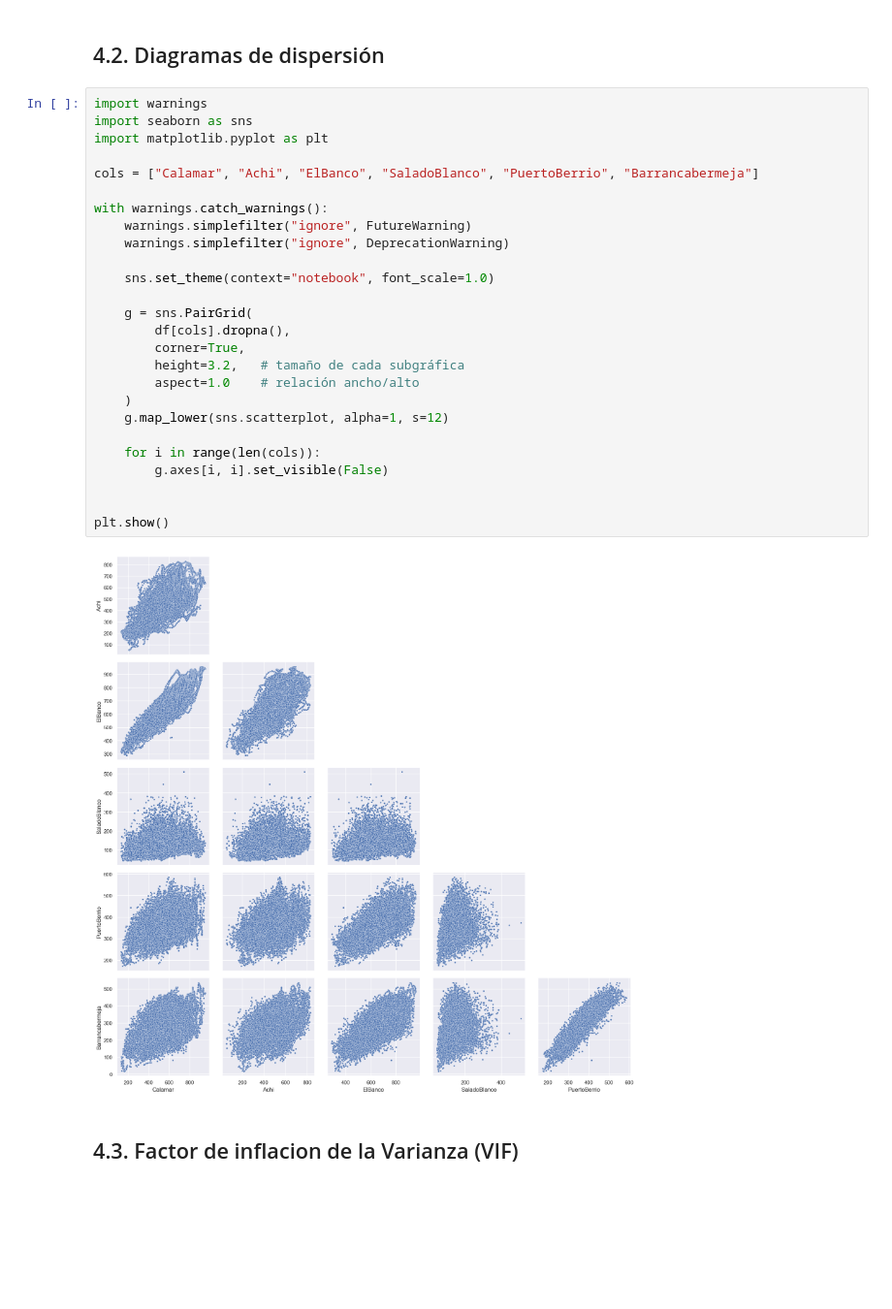
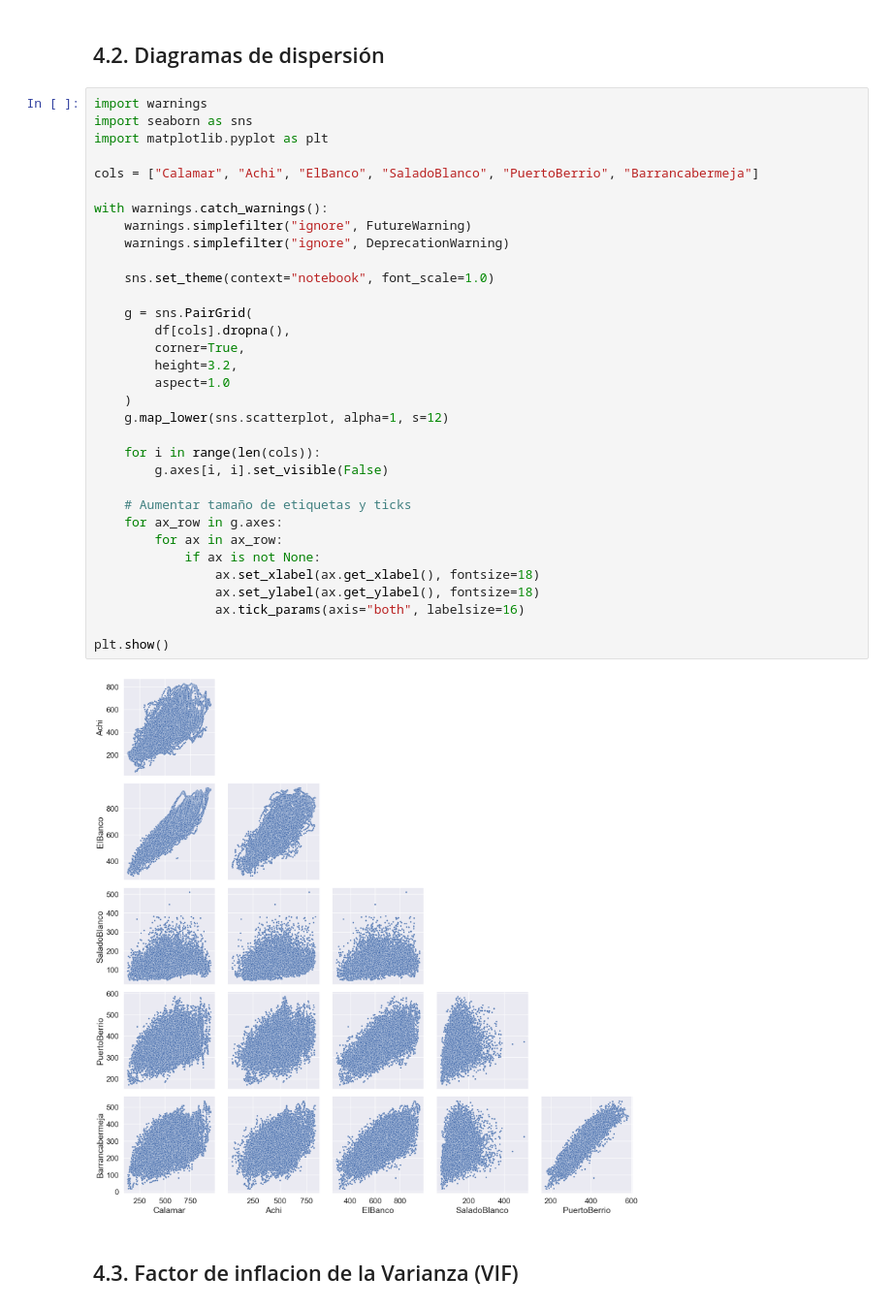
Before and after one commit to mcamargo697-cyber/jbook_ConvLSTM, a Jupyter notebook: docs/4_AnalisisBasico.ipynb, the cells around one changed output. Shown at 97% size. Saved outputs shown, nothing was run; the diff lists cells and outputs as text; blank space fills up the shorter version.

```diff
--- a/docs/4_AnalisisBasico.ipynb
+++ b/docs/4_AnalisisBasico.ipynb
@@ -46,31 +46,38 @@ plt.show()
 # %%
 import warnings
 import seaborn as sns
 import matplotlib.pyplot as plt
 
 cols = ["Calamar", "Achi", "ElBanco", "SaladoBlanco", "PuertoBerrio", "Barrancabermeja"]
 
 with warnings.catch_warnings():
     warnings.simplefilter("ignore", FutureWarning)
     warnings.simplefilter("ignore", DeprecationWarning)
 
     sns.set_theme(context="notebook", font_scale=1.0)
 
     g = sns.PairGrid(
         df[cols].dropna(),
         corner=True,
-        height=3.2,   # tamaño de cada subgráfica
-        aspect=1.0    # relación ancho/alto
+        height=3.2,
+        aspect=1.0
     )
     g.map_lower(sns.scatterplot, alpha=1, s=12)
 
     for i in range(len(cols)):
         g.axes[i, i].set_visible(False)
 
+    # Aumentar tamaño de etiquetas y ticks
+    for ax_row in g.axes:
+        for ax in ax_row:
+            if ax is not None:
+                ax.set_xlabel(ax.get_xlabel(), fontsize=18)
+                ax.set_ylabel(ax.get_ylabel(), fontsize=18)
+                ax.tick_params(axis="both", labelsize=16)
 
 plt.show()
 # %% [output]
-[figure, old version]
+[figure, new version]
 # %% [markdown]
 ## 4.3. Factor de inflacion de la Varianza (VIF)
 # %%
```
Also changed, not shown: 1 other file.
